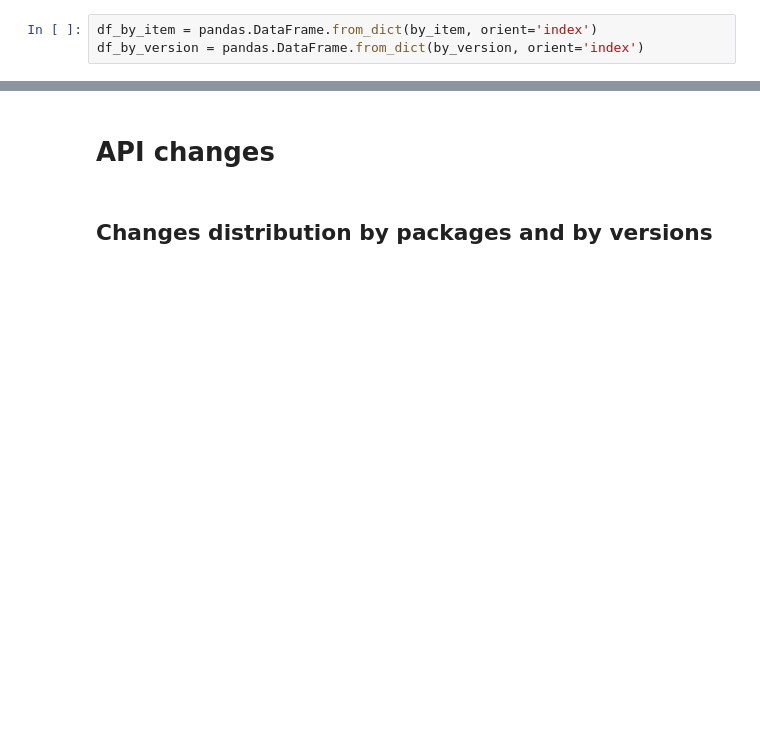
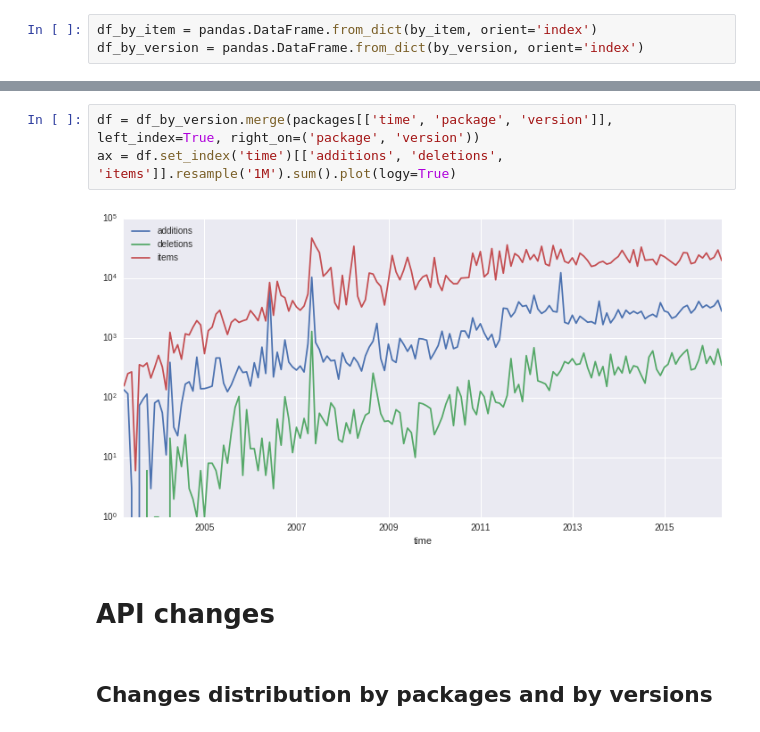
Before and after one commit to maelick/ecos-analysis, a Jupyter notebook: WEA2016/notebook/API stability.ipynb, the cells around one changed output, grey strips where cells are left out. Saved outputs shown, nothing was run; the diff lists cells and outputs as text; blank space fills up the shorter version.

```diff
--- a/WEA2016/notebook/API stability.ipynb
+++ b/WEA2016/notebook/API stability.ipynb
@@ -76,3 +83,8 @@ df_by_item.dropna()
+# %%
+df = df_by_version.merge(packages[['time', 'package', 'version']], left_index=True, right_on=('package', 'version'))
+ax = df.set_index('time')[['additions', 'deletions', 'items']].resample('1M').sum().plot(logy=True)
+# %% [output]
+[figure, added]
 # %% [markdown]
 # API changes
 # %% [markdown]
```
Also changed, not shown: parts of 9 cells of this notebook.
